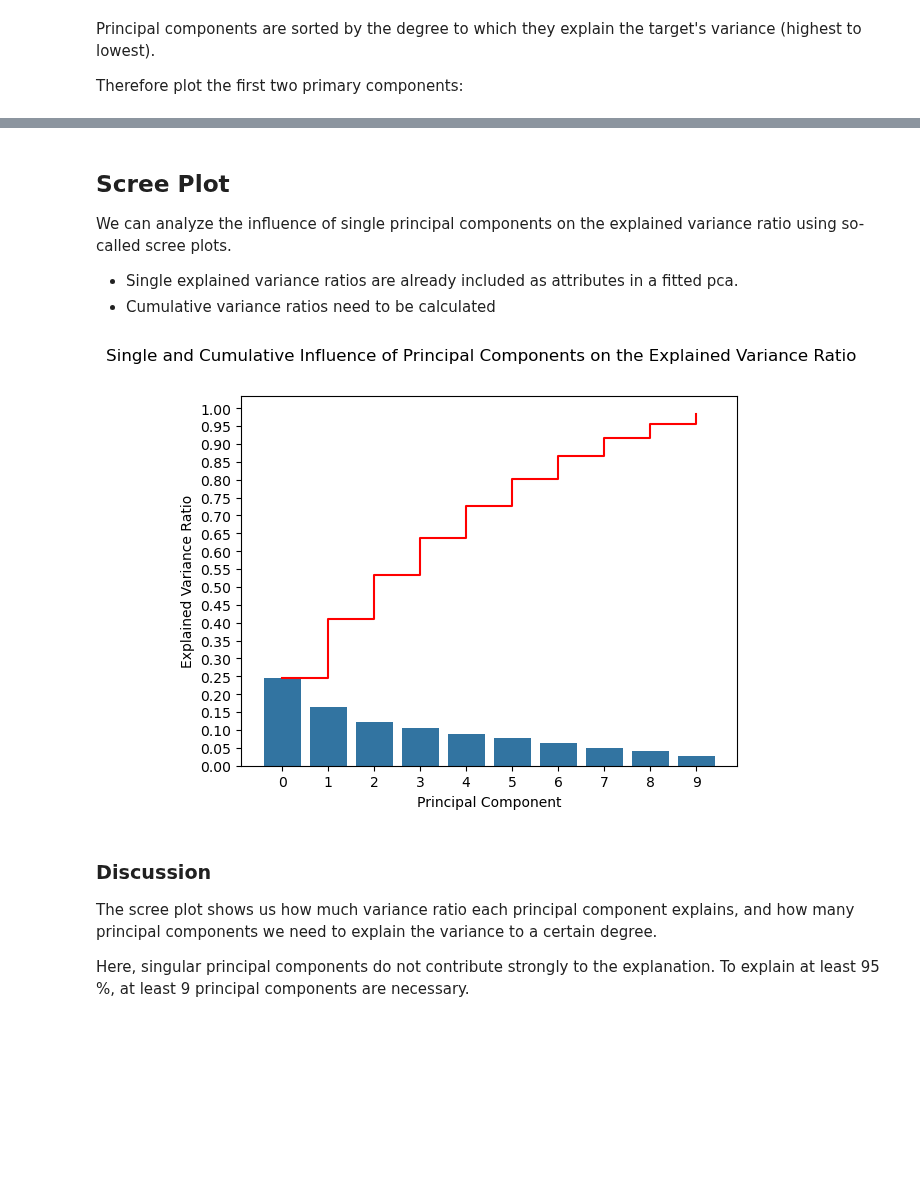
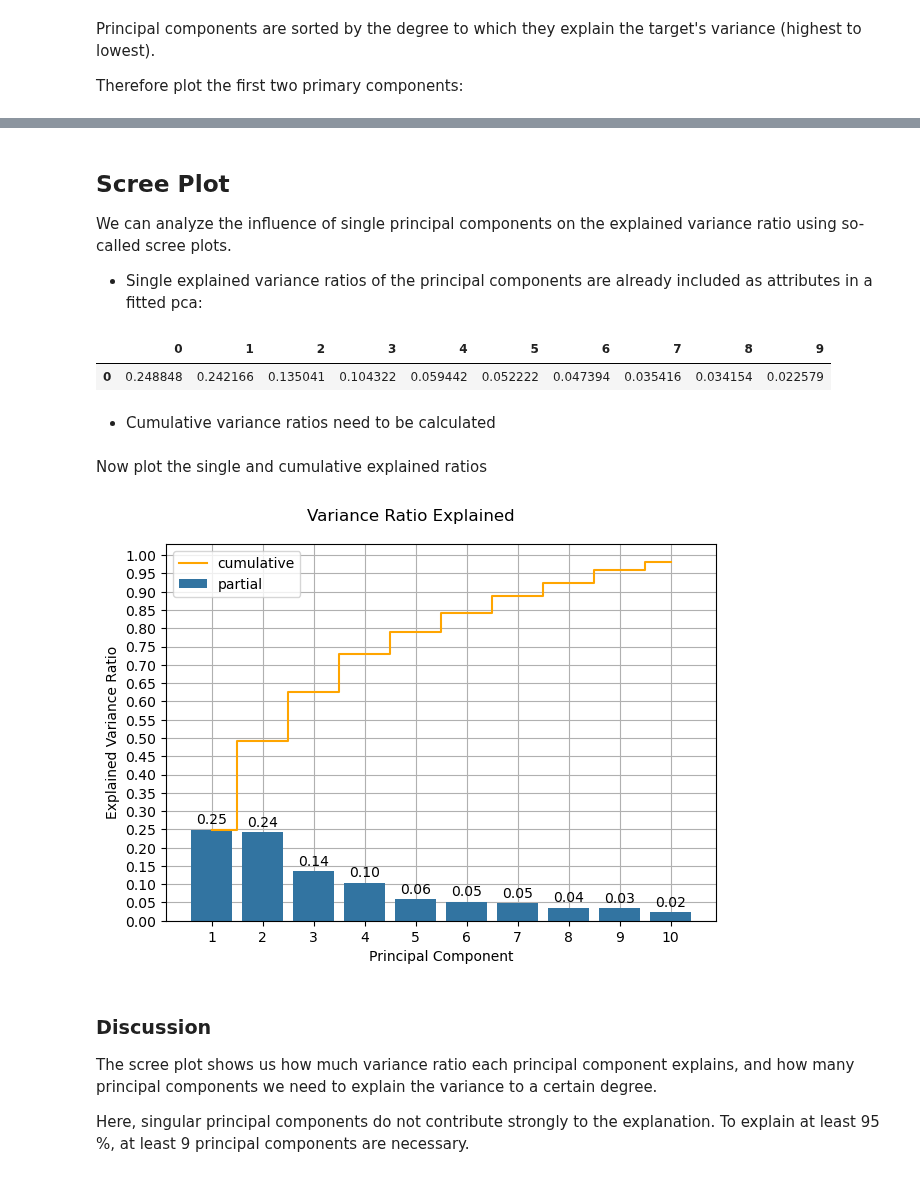
Before and after one commit to MarcoAigner/Machine-Learning-Practical, a Jupyter notebook: project_3/phase_1.ipynb, the cells around one changed output, grey strips where cells are left out. Drawn from its saved outputs; the diff is of its cells as text; code cells hidden in the pictures; blank space fills up the shorter version.

Commit message:
phase 1: outliers | variability plot | scree plot

```diff
--- a/project_3/phase_1.ipynb
+++ b/project_3/phase_1.ipynb
@@ -141,8 +120,8 @@ After removing outliers, all but three features approximate a normal distributio
 Standardize the features to zero mean and unit variance using a robust scaling approach to control for the effect of outliers and different scales:
 # %%
 scaler = RobustScaler() # instantiate scaler
-data_scaled = scaler.fit_transform(data_wo_outliers) # fit the scaler create scaled data
-data_scaled = pd.DataFrame(data_scaled, columns=data.columns) # transform ndarray to DataFrame
+data_scaled_np = scaler.fit_transform(data) # fit the scaler create scaled data
+data_scaled = pd.DataFrame(data_scaled_np, columns=data.columns) # transform ndarray to DataFrame
 # %% [markdown]
 Inspect the scaled features:
 # %%
@@ -189,8 +161,15 @@ plt.show()
 ## Scree Plot
 We can analyze the influence of single principal components on the explained variance ratio using so-called scree plots.
 
-- Single explained variance ratios are already included as attributes in a fitted pca.
-- Cumulative variance ratios need to be calculated
+- Single explained variance ratios of the principal components are already included as attributes in a fitted pca:
+# %%
+# display the explained variance ratio of the principal components
+pd.DataFrame(pca.explained_variance_ratio_).transpose()
+# %% [output]
+|  | 0 | 1 | 2 | 3 | 4 | 5 | 6 | 7 | 8 | 9 |
+| 0 | 0.248848 | 0.242166 | 0.135041 | 0.104322 | 0.059442 | 0.052222 | 0.047394 | 0.035416 | 0.034154 | 0.022579 |
+# %% [markdown]
+- Cumulative variance ratios need to be calculated
 # %%
 # calculate cumulative explained ratios for plotting
 cumulative_explained_ratio = []
@@ -203,23 +182,44 @@ for index, value in enumerate(pca.explained_variance_ratio_):
     else:
         # add subsequent values to their predecessor and save
         cumulative_explained_ratio.append(value + cumulative_explained_ratio[index -1])
+# %% [markdown]
+Now plot the single and cumulative explained ratios
 # %%
 # enable stacked plots by using the same axis
 fig, ax = plt.subplots()
 
-sns.barplot(pca.explained_variance_ratio_, ax=ax)
-sns.lineplot(cumulative_explained_ratio, ax=ax, drawstyle='steps-post', color='r', )
+# plots
+barplot = sns.barplot(pca.explained_variance_ratio_, ax=ax, label='partial')
+lineplot = sns.lineplot(cumulative_explained_ratio ,ax=ax, drawstyle='steps-mid', color='orange', label='cumulative')
 
+# labels
 ax.set_ylabel('Explained Variance Ratio')
 ax.set_xlabel('Principal Component')
 
-plt.yticks(np.linspace(0, 1, 21))
+# grid
+ax.grid()
+ax.set_axisbelow(True)
 
-plt.suptitle('Single and Cumulative Influence of Principal Components on the Explained Variance Ratio')
+# legend
+plt.legend()
+
+# axes
+plt.yticks(np.linspace(0, 1, 21)) # steps of five on y-axis
+plt.xticks(range(0,10)) # start counting from one
+ax.set(xticklabels=range(1,11,1)) # " "
+
+# heading
+plt.suptitle('Variance Ratio Explained')
+
+# display the values
+barplot.bar_label(ax.containers[0], fmt='{0:.2f}', padding=2)
+
+# settings
+plt.tight_layout()
 
 plt.show()
 # %% [output]
-[figure, old version]
+[figure, new version]
 # %% [markdown]
 ### Discussion
 The scree plot shows us how much variance ratio each principal component explains, and how many principal components we need to explain the variance to a certain degree.
```
Also changed, not shown: parts of 11 cells of this notebook.
